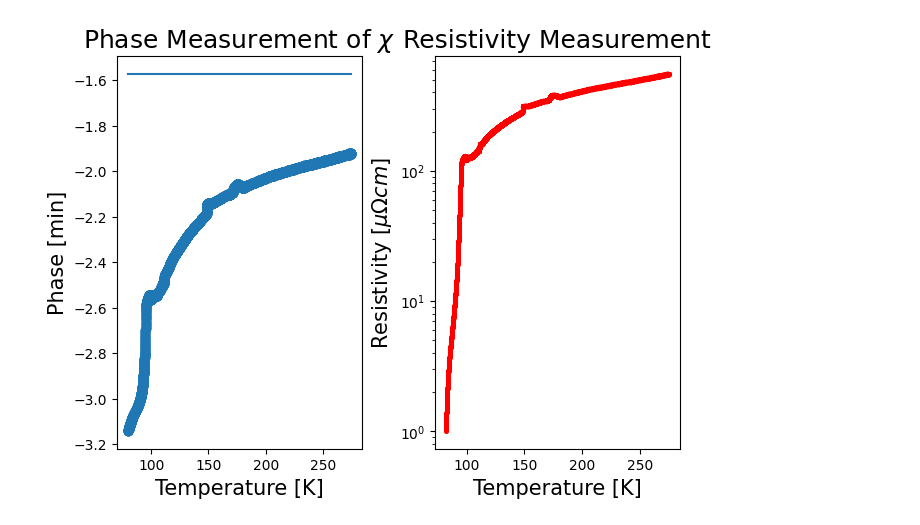
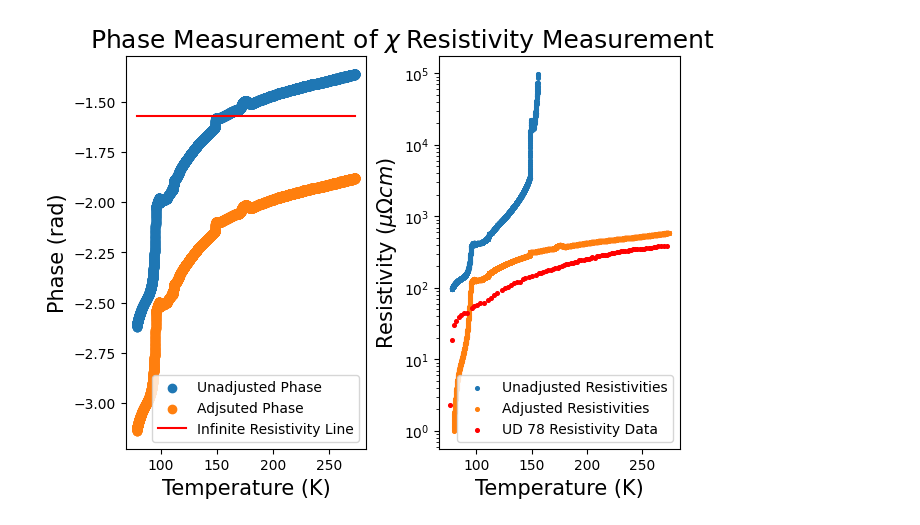
Before and after one commit to wendl198/ContactlessProbe, a Jupyter notebook: AnalysisStuff/PhasePredict.ipynb, the cells around one changed output. Cells and saved outputs as stored; diff of their text form; code cells hidden in the pictures.

```diff
--- a/AnalysisStuff/PhasePredict.ipynb
+++ b/AnalysisStuff/PhasePredict.ipynb
@@ -123,38 +259,78 @@ y_noise = y_noise[indexes2]
 # %%
-phase = np.angle(x-x_noise +(y-y_noise)*1j)
+phase = np.angle(1*(x1-x_noise) +(y1-y_noise)*1j)
+# phase = np.angle(x1-bestpars1[0] +(y1-bestpars1[1])*1j)
 fig2 = plt.figure(constrained_layout = True)
 ax1 = fig2.add_subplot(1, 1, 1)
-ax1.scatter(T,phase)
-ax1.set_xlabel('Temperature [K]',fontsize = 15)
-ax1.set_ylabel('Uncorrected Phase [rad]',fontsize = 15)
+ax1.scatter(T1,phase)
+ax1.set_xlabel('Temperature (K)',fontsize = 15)
+ax1.set_ylabel('Uncorrected Phase (rad)',fontsize = 15)
 ax1.set_title(r'Phase Measurement of $\chi$',fontsize = 18)
-ax1.plot([T.min(),T.max()],[-np.pi/2,-np.pi/2] ,color = 'orange')
+ax1.plot([T1.min(),T1.max()],[-np.pi/2,-np.pi/2] ,color = 'orange')#infinite resistiivty
+# ax1.plot([T1.min(),T1.max()],[np.pi/2,np.pi/2] ,color = 'orange')
 ax1.legend(['Phase Data','Infinite Resistivity Line'])
-phase -= abs(phase.min() + np.pi) #this is background phase
-ax2 = ax1.twinx()
+# phase -= abs(phase.min() + np.pi) #this is background phase
+print(-abs(phase.min() + np.pi))
+def getphase(x, phase1):
+    try:
+        return Phase2Resistivty(x+phase1)
+    except:
+        return 0
+guesses1 = [-abs(phase.min() + np.pi)+.002]
+pbounds1 = np.array([[-phase.min()-np.pi+.001],[-np.pi/2-phase.max()-.001]]) # [[Lower bounds],[upper bounds]]
+print(pbounds1)
+bestfit = optimize.curve_fit(getphase,phase,resvT,guesses1, bounds=pbounds1)
+bestpars1 = bestfit[0]
+print(bestpars1[0])
+
+# ax2 = ax1.twinx()
 # ax2.scatter(T,phase)
-ax2.set_ylabel('Corrected Phase [rad]',fontsize = 15)
-ax2.plot([T.min(),T.max()],[-np.pi/2,-np.pi/2] ,color = 'red')
-ax2.set_ylim(-3.2,-1.4)
-ax1.set_ylim(-2.6,-1.4-abs(phase.min() + np.pi))
+# ax2.set_ylabel('Corrected Phase [rad]',fontsize = 15)
+# ax2.plot([T1.min(),T1.max()],[-np.pi/2,-np.pi/2] ,color = 'red')
+# ax2.set_ylim(-3.2,-1.4)
+# ax1.set_ylim(-2.6,-1.4-abs(phase.min() + np.pi))
 
-i = np.logical_and(phase>chis[0], phase<chis[-1])
-Phase2Resistivty = interp1d(chis,rhos)
+i = np.logical_and(phase+bestpars1[0]>np.angle(chis)[0], phase+bestpars1[0]<np.angle(chis)[-1]) #negative chis
+j = np.logical_and(phase>np.angle(chis)[0], phase<np.angle(chis)[-1]) #negative chis
+# i = np.logical_and(phase<np.angle(chis)[0], phase>np.angle(chis)[-1])#positive chis
+i2 = np.logical_not(temp>T1.max())
+Phase2Resistivty = interp1d(np.angle(chis),rhos)
+
+# fig0 = plt.figure(constrained_layout = True)
+# bx1 = fig0.add_subplot(1, 1, 1)
+# fig01 = plt.figure(constrained_layout = True)
+# bx2 = fig01.add_subplot(1,1,1)
+# bx1.set_title('Voltage Dependance on Temperature',fontsize = 18)
+# bx1.scatter(T1,1*(x1-x_noise),color='red',s=7)
+# bx1.set_xlabel('Temp (K)',fontsize = 15)
+# bx1.set_ylabel('X Voltage (mV)',fontsize = 15)
+# bx1.set_xticks(np.arange(75, T1[-1], step=xstep1))
+# # bx2 = bx1.twinx()
+# # bx2.legend(['Vx','Vy'])
+# # bx2.scatter(T1[0],1*(y1[0]-y_noise[0]),color='red',s=7)
+# bx2.scatter(T1,1*(y1-y_noise),color='blue',s=7)
+# bx2.set_ylabel('Y Voltage (mV)',fontsize = 15)
+
+
 
 fig = plt.figure(constrained_layout = True)
 ax = fig.add_subplot(1, 2, 1)
 bx = fig.add_subplot(1, 2, 2)
-ax.scatter(T,phase)
-ax.plot([T.min(),T.max()],[-np.pi/2,-np.pi/2])
-ax.set_xlabel('Temperature [K]',fontsize = 15)
-ax.set_ylabel('Phase [min]',fontsize = 15)
+ax.scatter(T1,phase)
+ax.scatter(T1,phase+bestpars1[0])
+ax.plot([T1.min(),T1.max()],[-np.pi/2,-np.pi/2],color = 'red') #infinite resistiivty
+# ax.plot([T1.min(),T1.max()],[np.pi/2,np.pi/2] ,color = 'orange')
+ax.set_xlabel('Temperature (K)',fontsize = 15)
+ax.set_ylabel('Phase (rad)',fontsize = 15)
 ax.set_title(r'Phase Measurement of $\chi$',fontsize = 18)
+ax.legend(['Unadjusted Phase','Adjsuted Phase','Infinite Resistivity Line'])
 
-
-
-bx.scatter(T[i],1e8*Phase2Resistivty(phase[i]),color='red',s=7)
-bx.set_xlabel('Temperature [K]',fontsize = 15)
-bx.set_ylabel(r'Resistivity [$\mu \Omega cm$]',fontsize = 15)
+bx.scatter(T1[j],1e8*Phase2Resistivty(phase[j]),s=7)
+bx.scatter(T1[i],1e8*Phase2Resistivty(phase[i]+bestpars1[0]),s=7)
+# bx.scatter(rT,rR*1e8)
+bx.scatter(temp[i2],1e8*res[i2],color='red',s=7)
+bx.set_xlabel('Temperature (K)',fontsize = 15)
+bx.set_ylabel(r'Resistivity ($\mu \Omega cm$)',fontsize = 15)
 bx.set_title(r'Resistivity Measurement',fontsize = 18)
 bx.set_yscale('log')
+_ = bx.legend(['Unadjusted Resistivities','Adjusted Resistivities','UD 78 Resistivity Data'])
 # %% [output]
@@ -162,4 +342,4 @@ bx.set_yscale('log')
-[figure, old version]
+[figure, new version]
 # %%
 data_path = 'C:/Users/blake/Documents/VSCode/Python/Greven/RawData/MikeVeitResistivityasgrown.csv'
 data = np.loadtxt(data_path,delimiter=",", dtype=np.float64)
```
Also changed, not shown: parts of 7 cells of this notebook, 7 other files.
